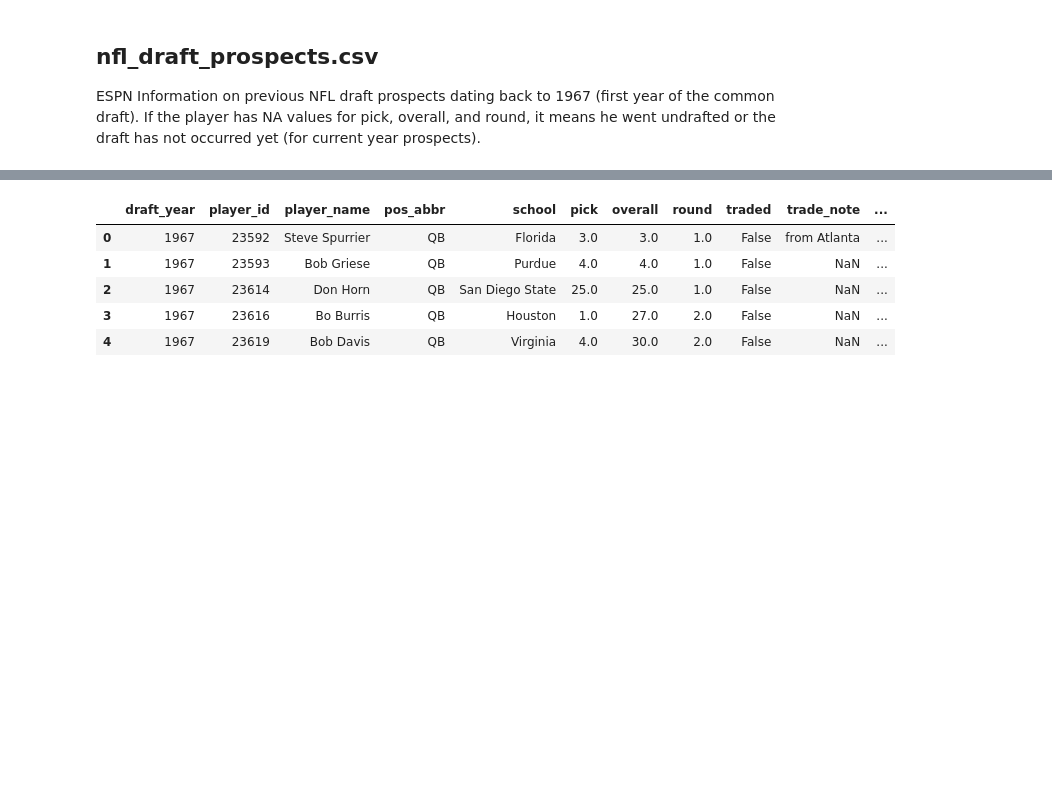
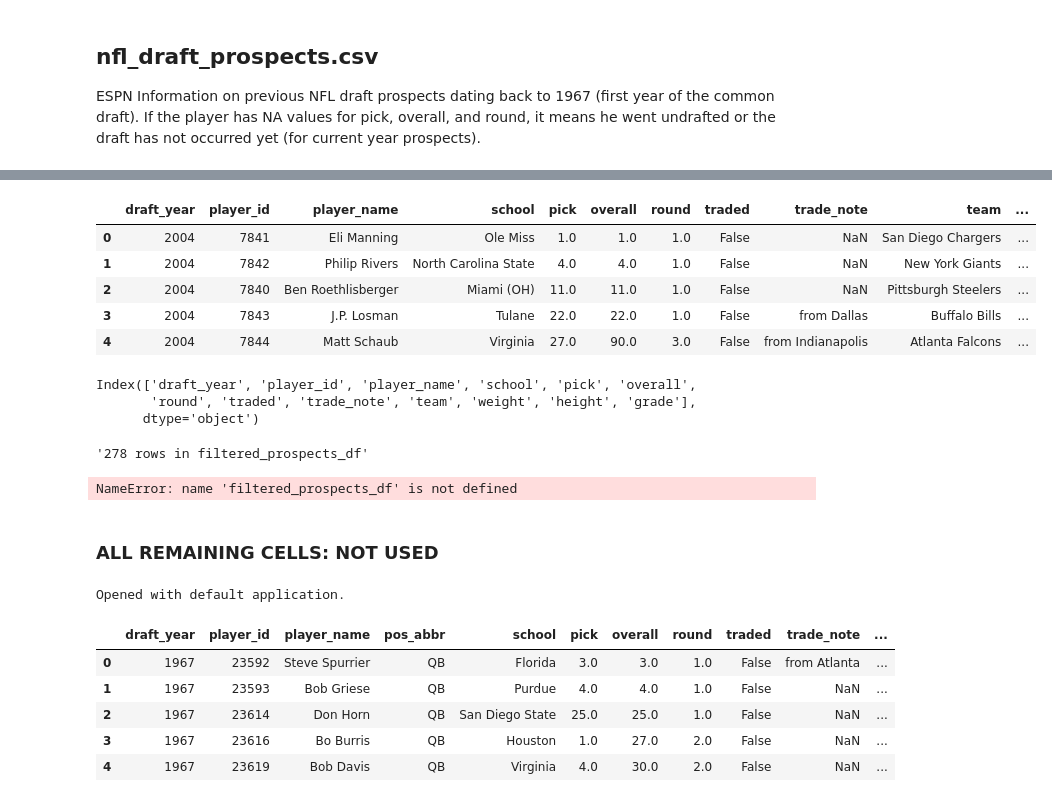
Before and after one commit to willablackmon/nfl_quarterback_draft, a Jupyter notebook: data_sourcing/nfl_draft_prospects_data.ipynb, the cells around one changed output, grey strips where cells are left out. Cells and saved outputs as stored; diff of their text form; code cells hidden in the pictures; blank space fills up the shorter version.

```diff
--- a/data_sourcing/qb_prospect_data.ipynb
+++ b/data_sourcing/nfl_draft_prospects_data.ipynb
@@ -140,4 +79,43 @@ None
+# %%
+# Get all rows with valid values (numerical) for column 'grade'
+
+# Convert the 'grade' column to numeric, setting non-numeric values to NaN
+prospects_df['grade'] = pd.to_numeric(prospects_df['grade'], errors='coerce')
+
+# Filter the DataFrame to include only rows with numeric 'grade' values
+filtered_prospects_df = prospects_df[prospects_df['grade'].notna()].reset_index(drop=True)
+
+display(filtered_prospects_df.head())
+display(filtered_prospects_df.columns)
+display(f'{len(filtered_prospects_df)} rows in filtered_prospects_df')
+
+# filtered_df = prospects_df.reindex(sorted(prospects_df.columns), axis=1)
+# %% [output]
+|  | draft_year | player_id | player_name | school | pick | overall | round | traded | trade_note | team | ... |
+| 0 | 2004 | 7841 | Eli Manning | Ole Miss | 1.0 | 1.0 | 1.0 | False | NaN | San Diego Chargers | ... |
+| 1 | 2004 | 7842 | Philip Rivers | North Carolina State | 4.0 | 4.0 | 1.0 | False | NaN | New York Giants | ... |
+| 2 | 2004 | 7840 | Ben Roethlisberger | Miami (OH) | 11.0 | 11.0 | 1.0 | False | NaN | Pittsburgh Steelers | ... |
+| 3 | 2004 | 7843 | J.P. Losman | Tulane | 22.0 | 22.0 | 1.0 | False | from Dallas | Buffalo Bills | ... |
+| 4 | 2004 | 7844 | Matt Schaub | Virginia | 27.0 | 90.0 | 3.0 | False | from Indianapolis | Atlanta Falcons | ... |
+Index(['draft_year', 'player_id', 'player_name', 'school', 'pick', 'overall',
+       'round', 'traded', 'trade_note', 'team', 'weight', 'height', 'grade'],
+      dtype='object')
+'278 rows in filtered_prospects_df'
 # %%
 #Export csv for Prospects
-csv_path = r"Resources\nfl_draft_prospects_clean.csv"
-prospects_df.to_csv(csv_path, index=False)
+relative_path = "../Resources/nfl_draft_prospects_clean.csv"
+filtered_prospects_df.to_csv(relative_path, index=False)
+# %% [output]
+NameError: name 'filtered_prospects_df' is not defined
+# %% [markdown]
+### ALL REMAINING CELLS: NOT USED
+# %%
+import os
+#  Open the file with default Windows application (Excel for csv)
+if os.path.exists(rel_path):
+    os.startfile(rel_path)
+    print('Opened with default application.')
+else:
+    print(f'File not found at: {rel_path}')
+# %% [output]
+Opened with default application.
```
Also changed, not shown: parts of 8 cells of this notebook, 11 other files.
